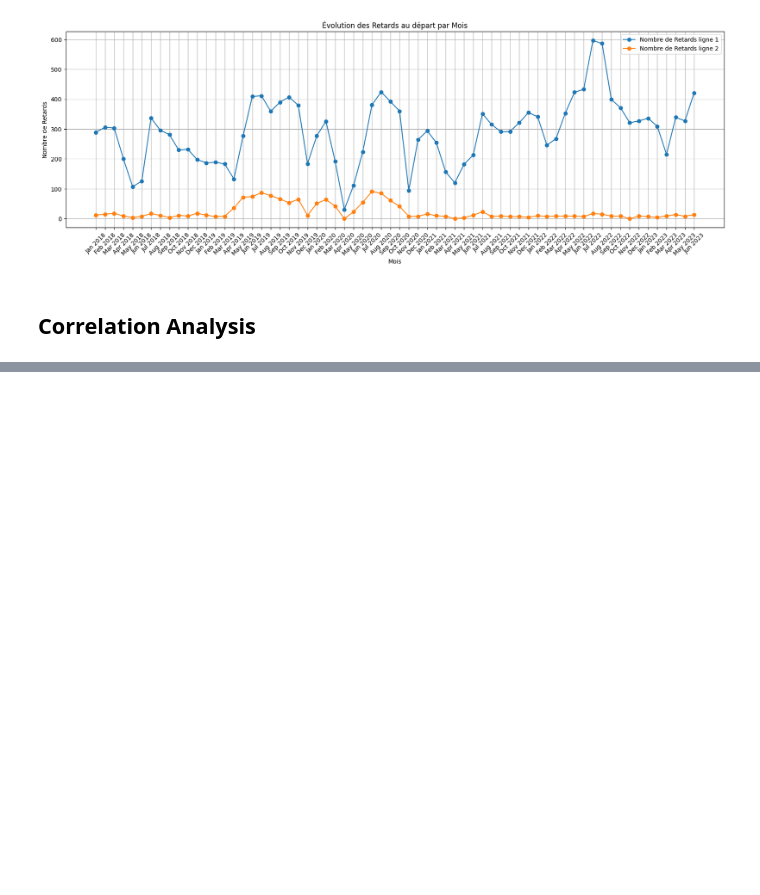
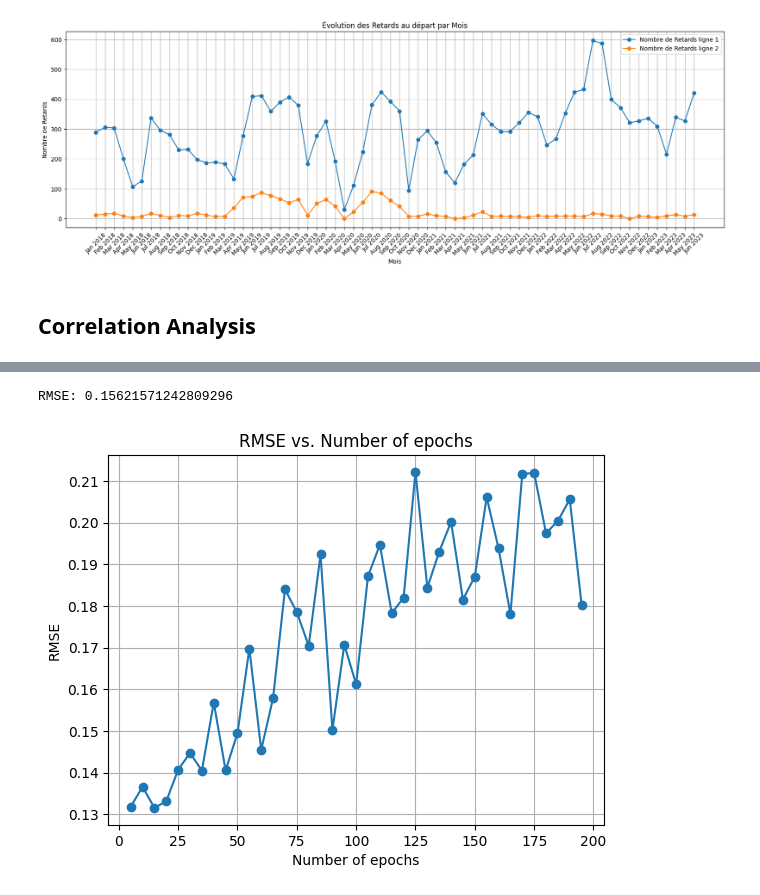
Before and after one commit to AxelV-hub/machine-learning-sncf-delay-estimation, a Jupyter notebook: notebooks/erwan.ipynb, the cells around one changed output, grey strips where cells are left out. Drawn from its saved outputs; the diff is of its cells as text; code cells hidden in the pictures; blank space fills up the shorter version.

```diff
--- a/notebooks/erwan.ipynb
+++ b/notebooks/erwan.ipynb
@@ -192,0 +426,9 @@ plt.show()
+# %%
+n = len(X_test)
+m = len(X_test[0])
+count = 0
+for i in range (n):
+    for j in range(m):
+        if (X_test[i][j]<0) or (X_test[i][j]>1) :
+            count += 1
+print(count)
@@ -192,0 +566,9 @@ plt.show()
+# %%
+mse = F.mse_loss(y_pred_probabilities, y_test)
+
+# Calcul de la RMSE en prenant la racine carrée du MSE
+rmse = torch.sqrt(mse)
+
+print("RMSE:", rmse.item())
+# %% [output]
+RMSE: 0.15621571242809296
@@ -192,0 +697,21 @@ plt.show()
+# %%
+## Let's try to find the best number of epochs to train the model
+
+x = []
+y = []
+for i in range(5,200,5):
+    x.append(i)
+    score = train_cnn(i)
+    y.append(score)
+# %%
+# Create the plot
+plt.plot(x, y, marker='o', linestyle='-')
+plt.title('RMSE vs. Number of epochs')
+plt.xlabel('Number of epochs')
+plt.ylabel('RMSE')
+plt.grid(True)
+
+# Display the plot
+plt.show()
+# %% [output]
+[figure, added]
```
Also changed, not shown: parts of 26 cells of this notebook.
